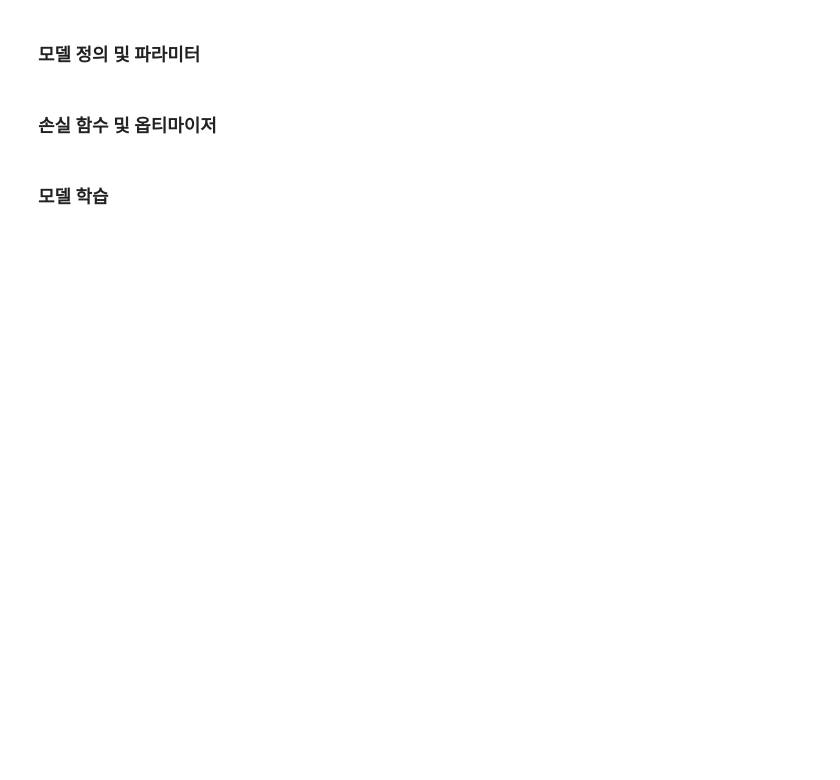
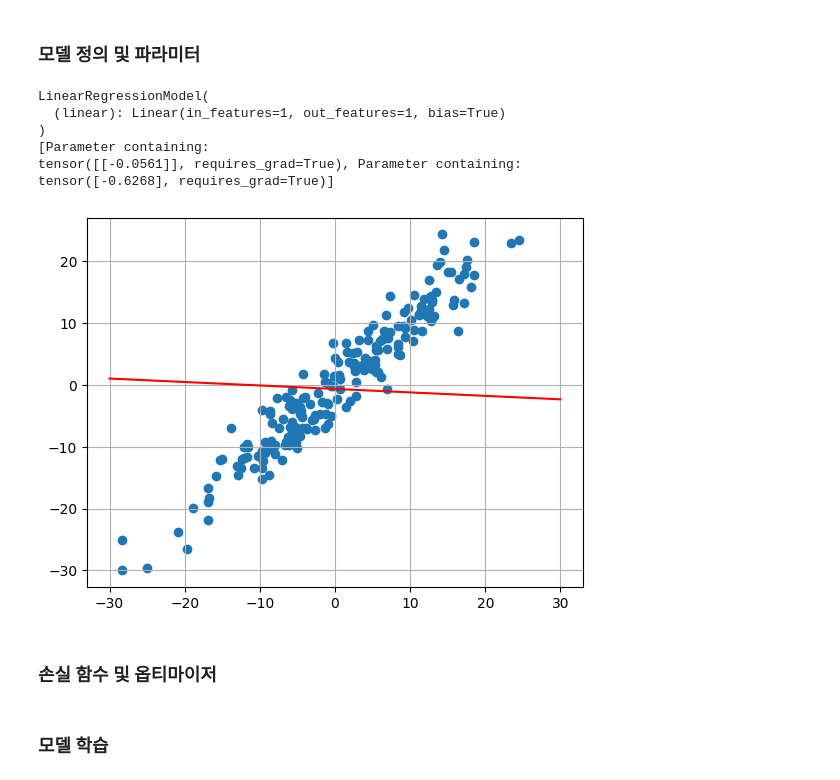
Before and after one commit to doogun/deep-learning-from-scratch, a Jupyter notebook: _6_파이토치(PyTorch)_한번에_끝내기_ipynb의_사본.ipynb, the cells around one changed output. Saved outputs shown, nothing was run; the diff lists cells and outputs as text; code cells hidden in the pictures; blank space fills up the shorter version.

```diff
--- a/_6_파이토치(PyTorch)_한번에_끝내기_ipynb의_사본.ipynb
+++ b/_6_파이토치(PyTorch)_한번에_끝내기_ipynb의_사본.ipynb
@@ -1411,4 +1441,38 @@ tensor(0.1000)
 # %% [markdown]
 ### 모델 정의 및 파라미터
+# %%
+
+class LinearRegressionModel(nn.Module):   #nn.Module을 상속받는 클래스 정의
+                                          #__init__(): 모델에서 사용될 모듈과 활성화 함수 등을 정의
+                                          #forward(): 모델에서 실행되어야 하는 연산을 정의
+  def __init__(self):
+    super(LinearRegressionModel, self).__init__()
+    self.linear=nn.Linear(1,1)
+  def forward(self,x):
+    pred=self.linear(x)
+    return pred
+# %%
+model=LinearRegressionModel()
+print(model)
+print(list(model.parameters()))  #파라미터=매개변수(가중치,편향)
+# %% [output]
+LinearRegressionModel(
+  (linear): Linear(in_features=1, out_features=1, bias=True)
+)
+[Parameter containing:
+tensor([[-0.0561]], requires_grad=True), Parameter containing:
+tensor([-0.6268], requires_grad=True)]
+# %%
+
+w,b=model.parameters()
+w1,b1=w[0][0].item(), b[0].item()
+x1=np.array([-30,30])
+y1=w1*x1+b1
+plt.plot(x1,y1,'r')   #파란색점은 데이터(정답),  빨간색선은 모델의 예측값(출력값)
+plt.scatter(X,y)
+plt.grid()
+plt.show()
+# %% [output]
+[figure, added]
 # %% [markdown]
 ### 손실 함수 및 옵티마이저
```
Also changed, not shown: parts of 12 cells of this notebook.
